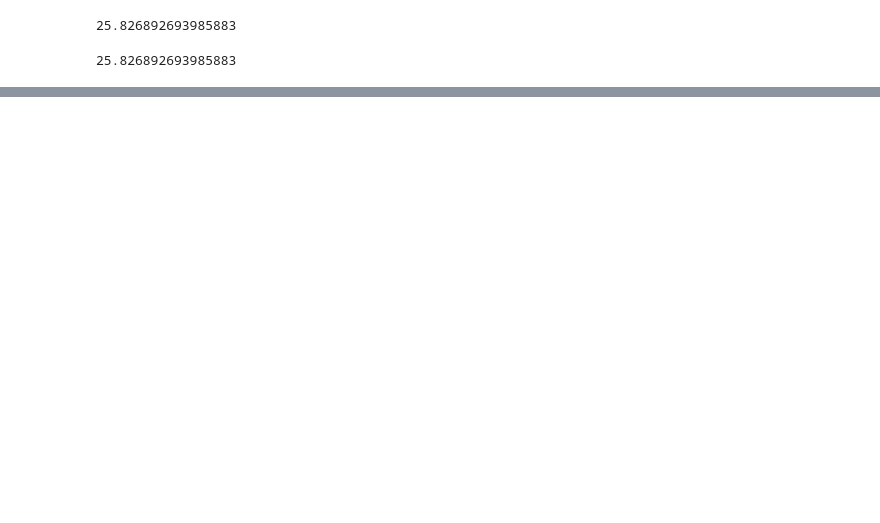
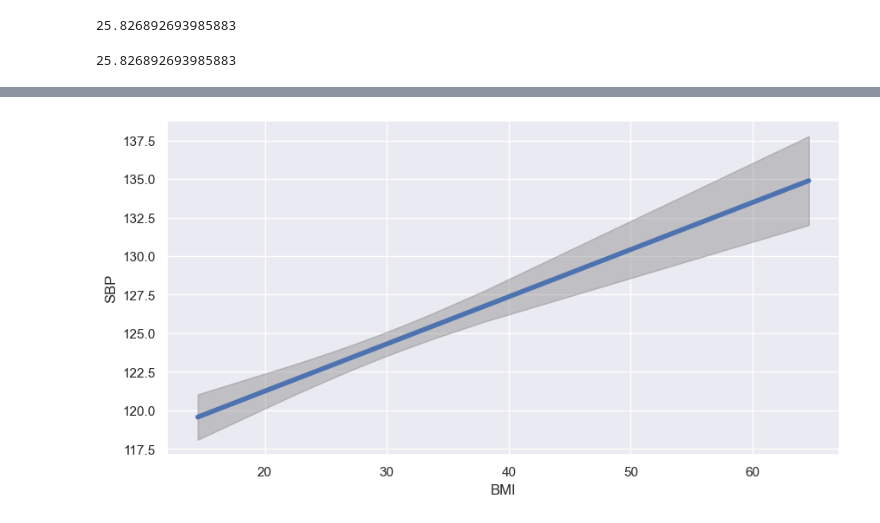
Before and after one commit to onavarrete04/Introduccion-Ciencia-Datos, a Jupyter notebook: 2023_modelos_estadísticos_datos.ipynb, the cells around one changed output, grey strips where cells are left out. Saved outputs shown, nothing was run; the diff lists cells and outputs as text; code cells hidden in the pictures; blank space fills up the shorter version.

```diff
--- a/2023_modelos_estadísticos_datos.ipynb
+++ b/2023_modelos_estadísticos_datos.ipynb
@@ -425,0 +513,3 @@ np.sqrt(4.61e11)
+# %%
+vars = ["BPXSY1", "RIDAGEYR", "RIAGENDR", "RIDRETH1", "DMDEDUC2", "BMXBMI", "SMQ020"]
+datos = datos[vars].dropna()
@@ -425,0 +896,4 @@ np.sqrt(4.61e11)
+# %%
+model = sm.OLS.from_formula("BPXSY1 ~ RIDAGEYR + GENERO + BMXBMI ", data=datos)
+resultado = model.fit()
+resultado.summary()
@@ -425,0 +922,13 @@ np.sqrt(4.61e11)
+# %%
+values_1 = {"GENERO": "Femenino", "RIAGENDR": 1, "RIDAGEYR":50,
+            "DMDEDUC2": 1, "RIDRETH1": 1, "SMQ020": 1}
+
+pr, cb, fv = predict_functional(resultado, "BMXBMI",
+                values={"RIDAGEYR":50,"GENERO": "Femenino"}, ci_method="simultaneous")
+
+ax = sns.lineplot(fv, pr, lw=4)
+ax.fill_between(fv, cb[:, 0], cb[:, 1], color='grey', alpha=0.4)
+ax.set_xlabel("BMI")
+_ = ax.set_ylabel("SBP")
+# %% [output]
+[figure, added]
```
Also changed, not shown: parts of 72 cells of this notebook, 1 other file.
